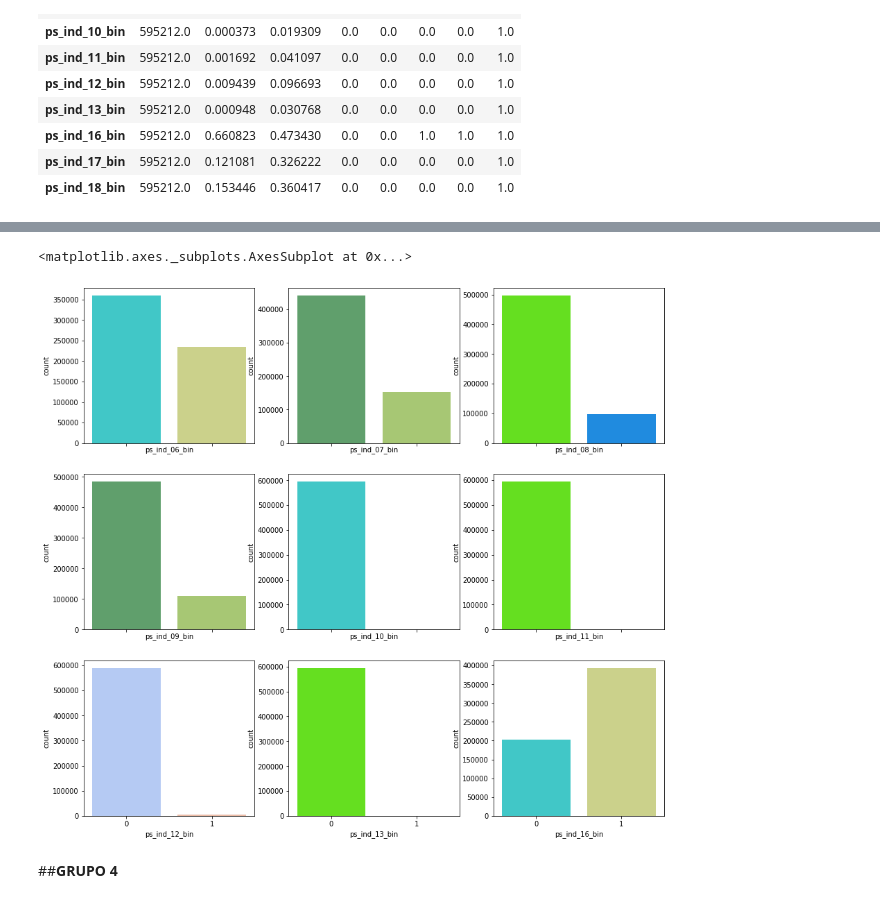
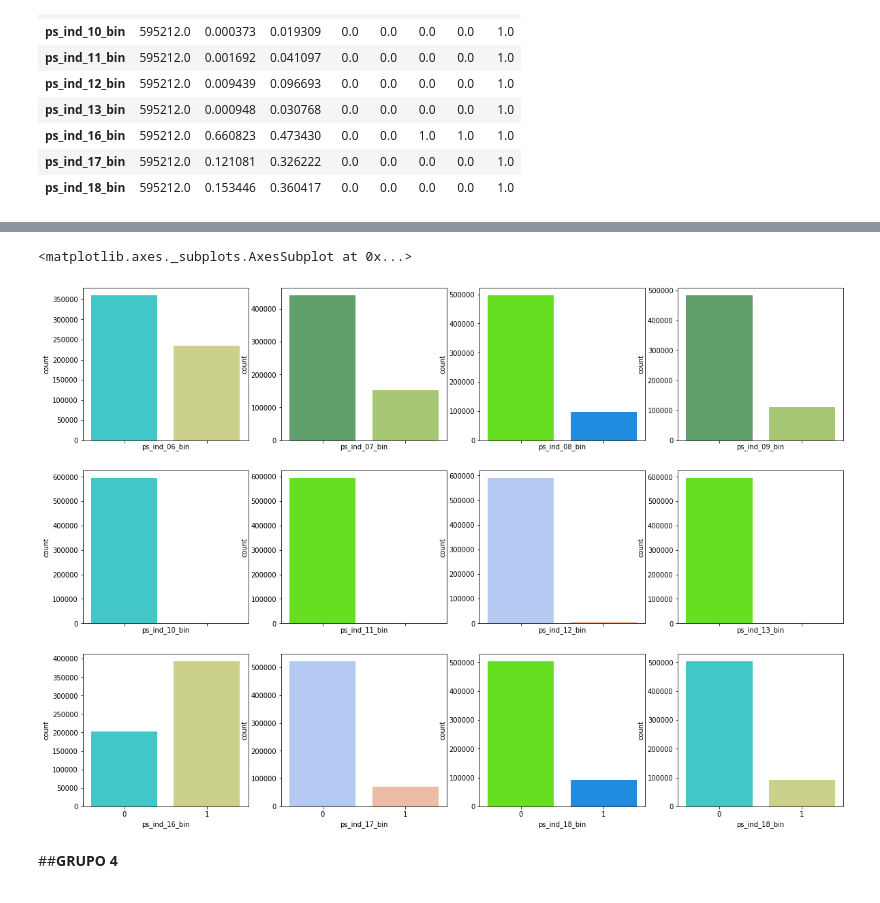
Before and after one commit to melcduarte/projeto_MDD, a Jupyter notebook: 99 - RASCUNHO/Z_Proj_PortoSeguro.ipynb, the cells around one changed output, grey strips where cells are left out. Drawn from its saved outputs; the diff is of its cells as text; code cells hidden in the pictures.

```diff
--- a/99 - RASCUNHO/Z_Proj_PortoSeguro.ipynb
+++ b/99 - RASCUNHO/Z_Proj_PortoSeguro.ipynb
@@ -296,21 +332,24 @@ df_ps_ind_bin.drop('id', axis=1).describe().T
 # %%
 # Grupo 3: Index(['id', 'target', 'ps_ind_06_bin', 'ps_ind_07_bin', 'ps_ind_08_bin', 'ps_ind_09_bin',
 #                                 'ps_ind_10_bin', 'ps_ind_11_bin', 'ps_ind_12_bin', 'ps_ind_13_bin', 'ps_ind_16_bin')
 
-fig,ax = plt.subplots(3,3,figsize=(15,14),sharex='all')
-ax1,ax2,ax3,ax4,ax5,ax6,ax7,ax8,ax9 = ax.flatten()
+fig,ax = plt.subplots(3,4,figsize=(20,14),sharex='all')
+ax1,ax2,ax3,ax4,ax5,ax6,ax7,ax8,ax9,ax10,ax11,ax12 = ax.flatten()
 sns.countplot(df_ps_ind_bin['ps_ind_06_bin'],palette='rainbow',ax=ax1)
 sns.countplot(df_ps_ind_bin['ps_ind_07_bin'],palette='summer',ax=ax2)
 sns.countplot(df_ps_ind_bin['ps_ind_08_bin'],palette='gist_rainbow',ax=ax3)
 sns.countplot(df_ps_ind_bin['ps_ind_09_bin'],palette='summer',ax=ax4)
 sns.countplot(df_ps_ind_bin['ps_ind_10_bin'],palette='rainbow',ax=ax5)
 sns.countplot(df_ps_ind_bin['ps_ind_11_bin'],palette='gist_rainbow',ax=ax6)
 sns.countplot(df_ps_ind_bin['ps_ind_12_bin'],palette='coolwarm',ax=ax7)
 sns.countplot(df_ps_ind_bin['ps_ind_13_bin'],palette='gist_rainbow',ax=ax8)
 sns.countplot(df_ps_ind_bin['ps_ind_16_bin'],palette='rainbow',ax=ax9)
+sns.countplot(df_ps_ind_bin['ps_ind_17_bin'],palette='coolwarm',ax=ax10)
+sns.countplot(df_ps_ind_bin['ps_ind_18_bin'],palette='gist_rainbow',ax=ax11)
+sns.countplot(df_ps_ind_bin['ps_ind_18_bin'],palette='rainbow',ax=ax12)
 # %% [output]
 <matplotlib.axes._subplots.AxesSubplot at 0x...>
-[figure, old version]
+[figure, new version]
 # %% [markdown]
 ##**GRUPO 4**
 # %%
```
Also changed, not shown: parts of 4 cells of this notebook.
